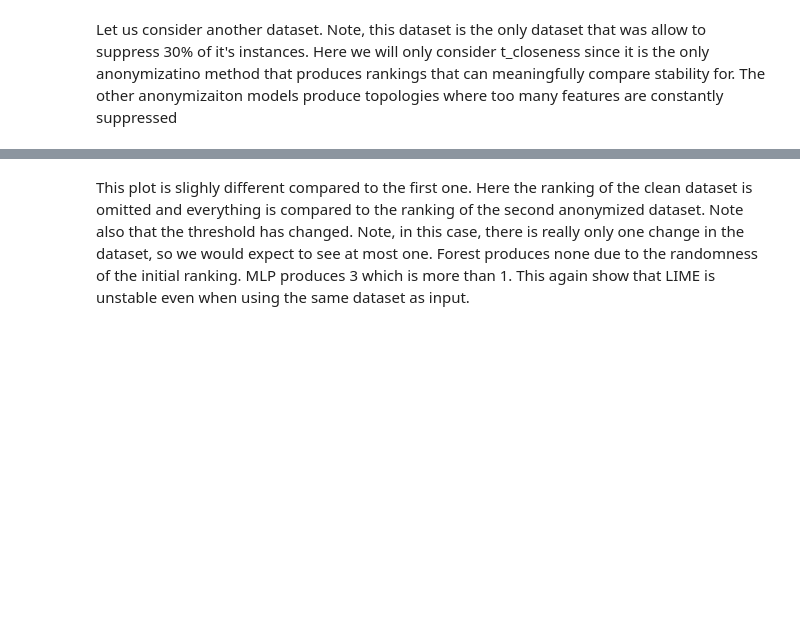
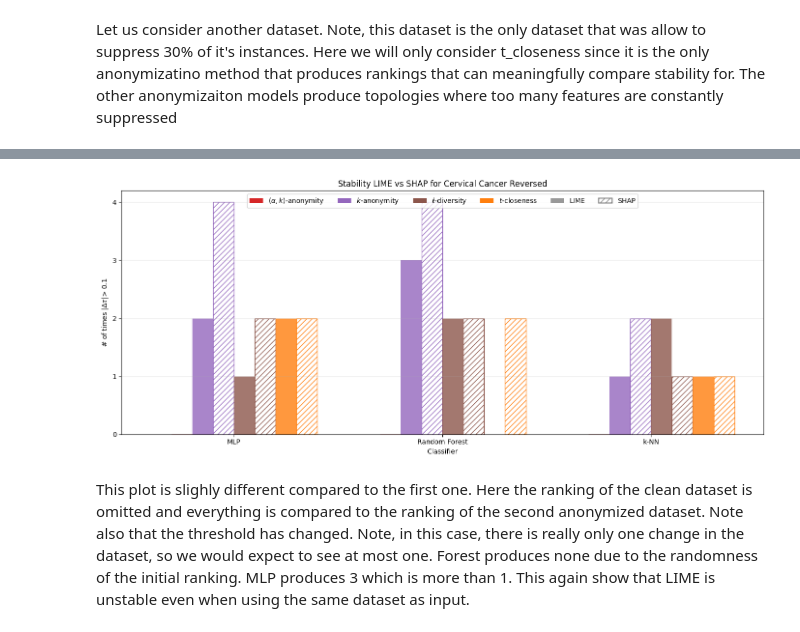
Before and after one commit to Zak9O/Masking-Effects-on-XAI-Techniques, a Jupyter notebook: notebooks/1Stability.ipynb, the cells around one changed output, grey strips where cells are left out. Drawn from its saved outputs; the diff is of its cells as text; code cells hidden in the pictures; blank space fills up the shorter version.

```diff
--- a/notebooks/1Stability.ipynb
+++ b/notebooks/1Stability.ipynb
@@ -73,3 +73,7 @@ pl.plot_histogram("cervic_cancer",threshold=0.05)
+# %%
+pl.plot_histogram("cervic_cancer_reversed",threshold=0.1)
+# %% [output]
+[figure, added]
 # %% [markdown]
 This plot is slighly different compared to the first one. Here the ranking of the clean dataset is omitted and everything is compared to the ranking of the second anonymized dataset. Note also that the threshold has changed. Note, in this case, there is really only one change in the dataset, so we would expect to see at most one. Forest produces none due to the randomness of the initial ranking. MLP produces 3 which is more than 1. This again show that LIME is unstable even when using the same dataset as input.
 # %% [markdown]
```
Also changed, not shown: parts of 3 cells of this notebook, 2 other files.
